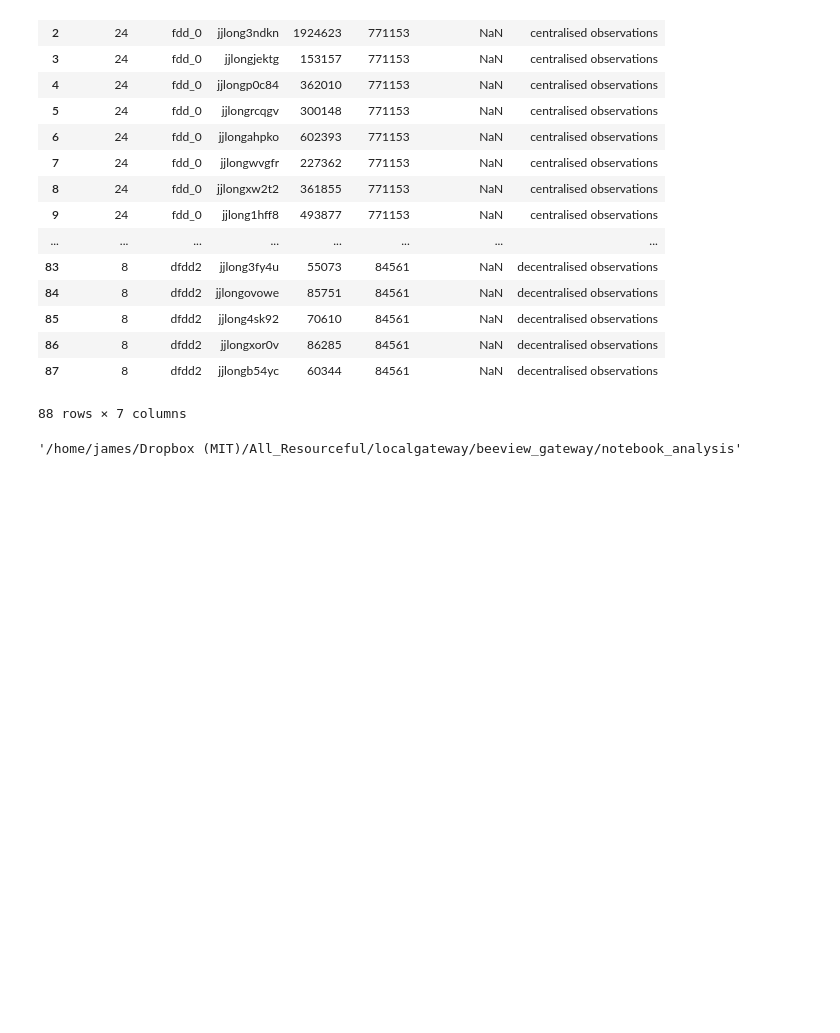
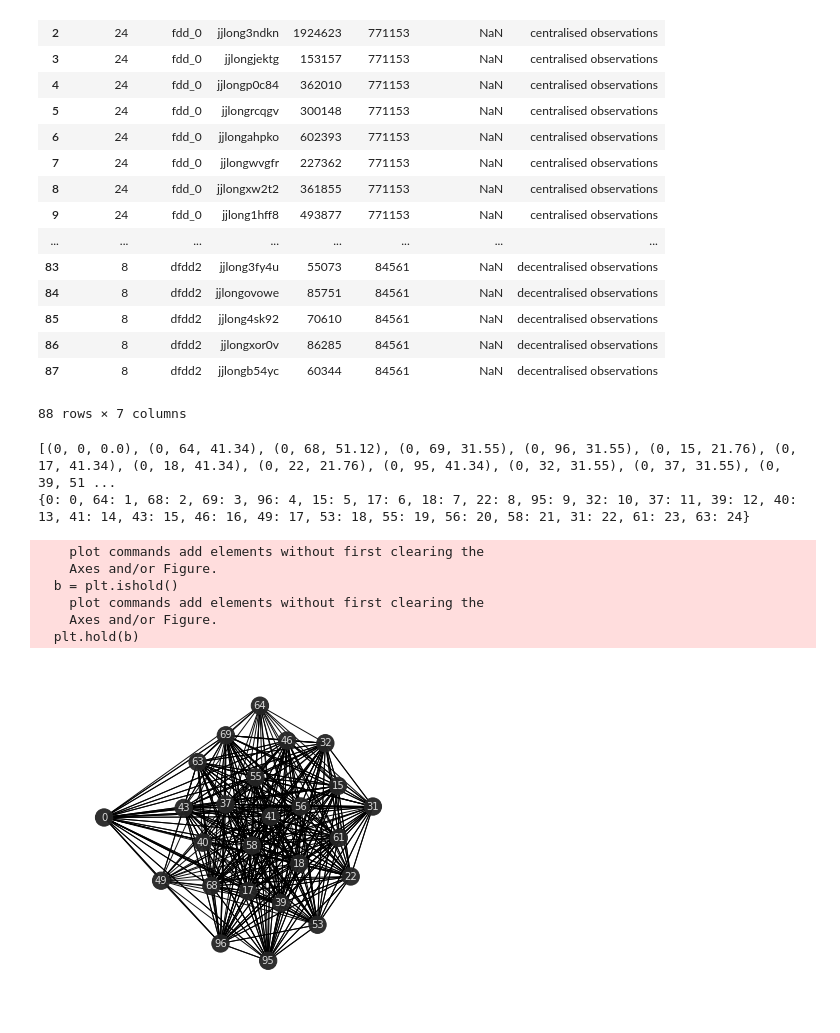
Before and after one commit to jamesjarlathlong/notebooks, a Jupyter notebook: 24node.ipynb, the cells around one changed output. Saved outputs shown, nothing was run; the diff lists cells and outputs as text; code cells hidden in the pictures; blank space fills up the shorter version.

```diff
--- a/24node.ipynb
+++ b/24node.ipynb
@@ -108,7 +109,49 @@ df
 | 86 | 8 | dfdd2 | jjlongxor0v | 86285 | 84561 | NaN | decentralised observations |
 | 87 | 8 | dfdd2 | jjlongb54yc | 60344 | 84561 | NaN | decentralised observations |
 88 rows × 7 columns
-# %%
-pwd
-# %% [output]
-'/home/james/Dropbox (MIT)/All_Resourceful/localgateway/beeview_gateway/notebook_analysis'
+# %%
+posit = lambda d:{target:value for target, value in d.items()}
+pos_rssi = {k: posit(v) for k,v in bw.items()}
+n = len(bw)
+tplify = lambda k,vals: [(k,v,rssi) for v, rssi in vals.items()]
+wrapup = lambda triplelist: {(item[0], item[1]):item[2] for item in triplelist}
+flattener = lambda lsts: itertools.chain(*lsts)
+tplified = list(flattener([tplify(source, targets) for source, targets in pos_rssi.items()]))
+edge_labels = wrapup(tplified)
+weighter = lambda d: {k:{'weight':v} for k,v in d.items()}
+weighted_rssi = {k:weighter(v) for k,v in pos_rssi.items()}
+import networkx as nx
+fig, ax = plt.subplots(1)
+fig.set_size_inches(6,6)
+g = nx.DiGraph()
+g.add_weighted_edges_from(tplified)
+
+init = {k:(k[0]/96,k[1]/96) for k,v in edge_labels.items()}
+pos=nx.spring_layout(g, pos=init,fixed=[0],weight='weight',k=0.5, iterations=1000)
+def sample_labels(edge_labels):
+    return{k:v for k,v in edge_labels.items() if k[0] in [0,41,21] or k[1] in [0,41,21]}
+#print('g: ',g)
+colors = ['#252525' for i in range(9)]
+print(tplified)
+node_idxs = {k:idx for idx,k in enumerate(g)}
+print(node_idxs)
+#colors[node_idxs[21]]='#a50f15'
+#colors[node_idxs[41]] ='#737373'
+bprops = dict(boxstyle="circle,pad=0", fc='white', ec='white',alpha = 1, lw=0)
+a = nx.draw(g,pos,ax=ax,with_labels=False, node_color =colors, alpha=0.95,arrows=False)
+a = nx.draw_networkx_labels(g,pos,font_size=10,  font_color='#d9d9d9')
+#a = nx.draw_networkx_edge_labels(g, pos, edge_labels=sample_labels(edge_labels), label_pos=0.5
+#                            ,font_size=8, font_color='#525252', font_family='serif'
+#                            ,font_weight='normal', alpha=1, bbox=bprops
+#                             ,ax=ax, rotate=True)
+#fig.savefig('graph.png', dpi=600, format='png')
+# %% [output]
+[(0, 0, 0.0), (0, 64, 41.34), (0, 68, 51.12), (0, 69, 31.55), (0, 96, 31.55), (0, 15, 21.76), (0, 17, 41.34), (0, 18, 41.34), (0, 22, 21.76), (0, 95, 41.34), (0, 32, 31.55), (0, 37, 31.55), (0, 39, 51 ...
+{0: 0, 64: 1, 68: 2, 69: 3, 96: 4, 15: 5, 17: 6, 18: 7, 22: 8, 95: 9, 32: 10, 37: 11, 39: 12, 40: 13, 41: 14, 43: 15, 46: 16, 49: 17, 53: 18, 55: 19, 56: 20, 58: 21, 31: 22, 61: 23, 63: 24}
+    plot commands add elements without first clearing the
+    Axes and/or Figure.
+  b = plt.ishold()
+    plot commands add elements without first clearing the
+    Axes and/or Figure.
+  plt.hold(b)
+[figure, added]
```
Also changed, not shown: parts of 2 cells of this notebook.
